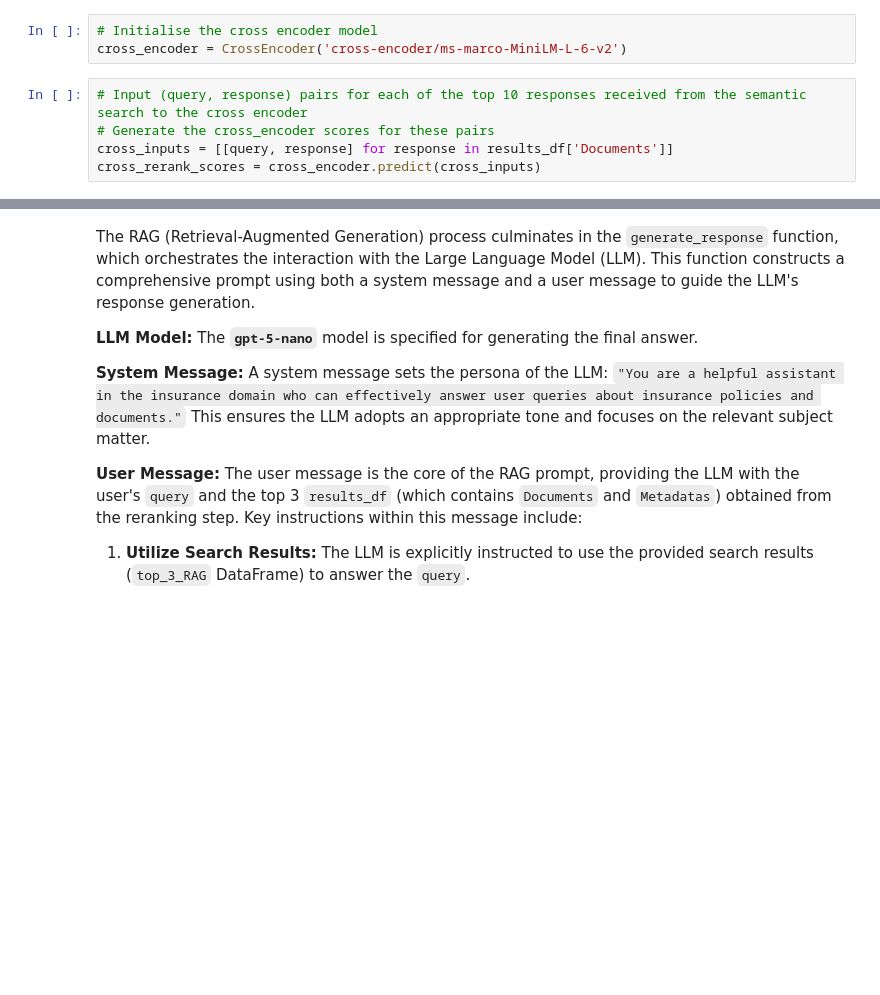
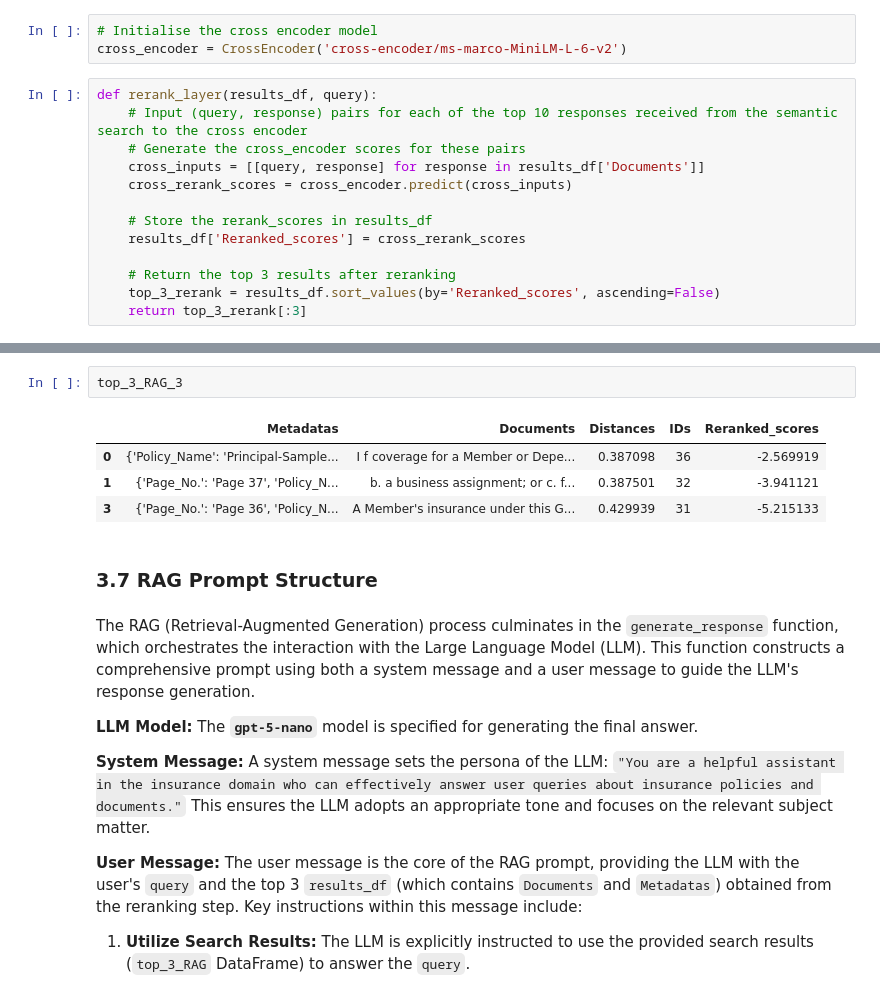
Before and after one commit to avanindra3/generative_doc_search, a Jupyter notebook: helpmate_ai.ipynb, the cells around one changed output, grey strips where cells are left out. Drawn from its saved outputs; the diff is of its cells as text; blank space fills up the shorter version.

```diff
--- a/helpmate_ai.ipynb
+++ b/helpmate_ai.ipynb
@@ -383,7 +351,15 @@ The `CrossEncoder` takes a pair of inputs (the user query and each retrieved doc
 # Initialise the cross encoder model
 cross_encoder = CrossEncoder('cross-encoder/ms-marco-MiniLM-L-6-v2')
 # %%
-# Input (query, response) pairs for each of the top 10 responses received from the semantic search to the cross encoder
-# Generate the cross_encoder scores for these pairs
-cross_inputs = [[query, response] for response in results_df['Documents']]
-cross_rerank_scores = cross_encoder.predict(cross_inputs)
+def rerank_layer(results_df, query):
+    # Input (query, response) pairs for each of the top 10 responses received from the semantic search to the cross encoder
+    # Generate the cross_encoder scores for these pairs
+    cross_inputs = [[query, response] for response in results_df['Documents']]
+    cross_rerank_scores = cross_encoder.predict(cross_inputs)
+
+    # Store the rerank_scores in results_df
+    results_df['Reranked_scores'] = cross_rerank_scores
+
+    # Return the top 3 results after reranking
+    top_3_rerank = results_df.sort_values(by='Reranked_scores', ascending=False)
+    return top_3_rerank[:3]
@@ -442,3 +463,12 @@ top_3_RAG
+# %%
+top_3_RAG_3
+# %% [output]
+|  | Metadatas | Documents | Distances | IDs | Reranked_scores |
+| 0 | {'Policy_Name': 'Principal-Sample... | I f coverage for a Member or Depe... | 0.387098 | 36 | -2.569919 |
+| 1 | {'Page_No.': 'Page 37', 'Policy_N... | b. a business assignment; or c. f... | 0.387501 | 32 | -3.941121 |
+| 3 | {'Page_No.': 'Page 36', 'Policy_N... | A Member's insurance under this G... | 0.429939 | 31 | -5.215133 |
+# %% [markdown]
+### 3.7 RAG Prompt Structure
 # %% [markdown]
 The RAG (Retrieval-Augmented Generation) process culminates in the `generate_response` function, which orchestrates the interaction with the Large Language Model (LLM). This function constructs a comprehensive prompt using both a system message and a user message to guide the LLM's response generation.
 
```
Also changed, not shown: parts of 46 cells of this notebook, 2 other files.
